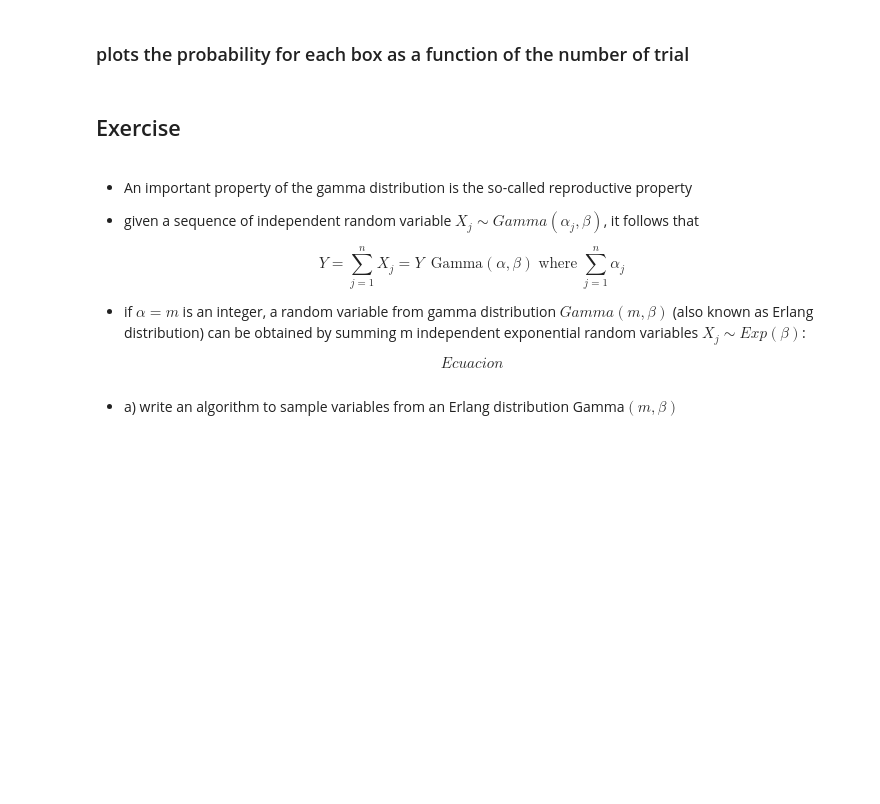
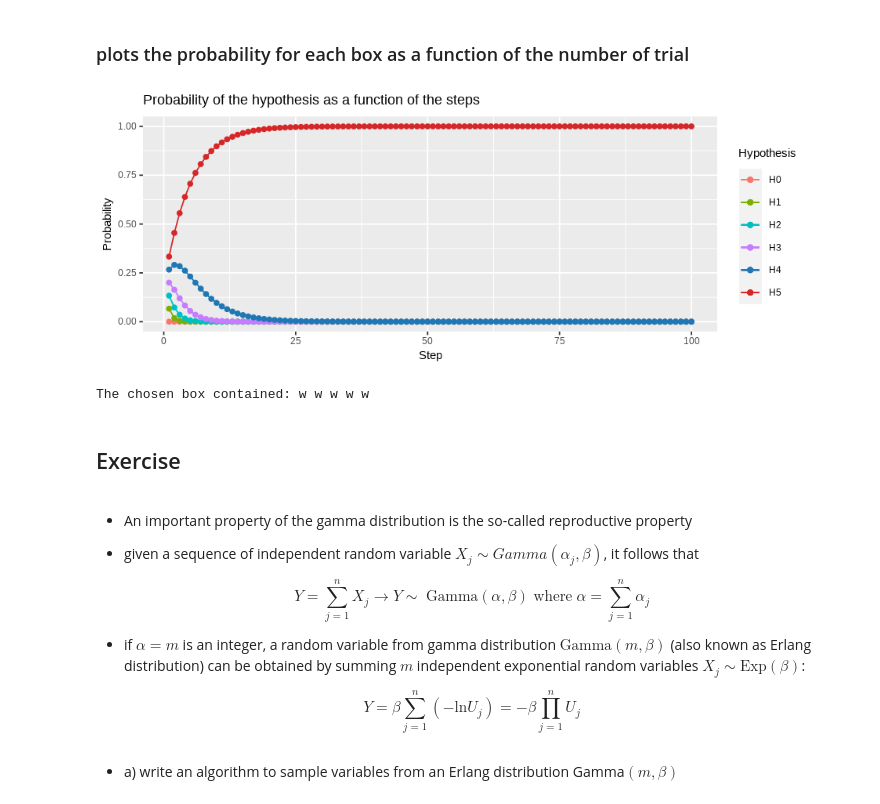
Before and after one commit to hcapettini2/Advanced-Statistics-For-Physical-Analysis, a Jupyter notebook: Lab4/HilarioCapettini_4.ipynb, the cells around one changed output. Saved outputs shown, nothing was run; the diff lists cells and outputs as text; code cells hidden in the pictures; blank space fills up the shorter version.

```diff
--- a/Lab4/HilarioCapettini_4.ipynb
+++ b/Lab4/HilarioCapettini_4.ipynb
@@ -176,2 +207,24 @@ ggplot() +
 # %% [markdown]
 ### prints on the standard output the probability of selecting each box
+# %%
+#We initialize the prior
+initial_prior <- rep(0.167,6)
+
+#Initialize a tibble to keep the results
+results <- tibble(
+  k  = numeric(),
+  H0 = numeric(),
+  H1 = numeric(),
+  H2 = numeric(),
+  H3 = numeric(),
+  H4 = numeric(),
+  H5 = numeric()
+)
+
+a <- initial_prior
+for (i in c(1:length(sm))){
+    measure <- sm[i]
+    if (measure !='w' && measure !='b') {break}
+    a <- SBTM(measure,a)
+    results %<>% add_row(k = i, H0 = a[1], H1 = a[2], H2 = a[3],H3 = a[4],H4 = a[5],H5 = a[6])
+}
@@ -178,5 +251,13 @@ ggplot() +
 # %% [markdown]
 ### plots the probability for each box as a function of the number of trial
+# %%
+plt(results)
+# %% [output]
+[figure, added]
+# %%
+cat("The chosen box contained:",(box))
+# %% [output]
+The chosen box contained: w w w w w
 # %% [markdown]
 ## Exercise
 # %% [markdown]
@@ -184,11 +265,11 @@ ggplot() +
 
 - given a sequence of independent random variable $X_j ∼ Gamma(\alpha_j , \beta)$, it follows that
 
-$$ Y = \sum_{j=1}^{n} X_j = Y ~ \; \text{Gamma}(\alpha,\beta) \; \text{where} \; \sum_{j=1}^n \alpha_j$$
+$$ Y = \sum_{j=1}^{n} X_j \rightarrow Y \sim \; \text{Gamma}(\alpha,\beta) \; \text{where} \; \alpha = \sum_{j=1}^n \alpha_j$$
 
 
--  if $\alpha = m$ is an integer, a random variable from gamma distribution $Gamma(m, \beta)$ (also known as Erlang distribution) can be obtained by summing m independent exponential random variables $X_j ∼ Exp(\beta)$:
+-  if $\alpha = m$ is an integer, a random variable from gamma distribution $\text{Gamma}(m, \beta)$ (also known as Erlang distribution) can be obtained by summing $m$ independent exponential random variables $X_j \sim \text{Exp}(\beta)$:
 
-$$ Ecuacion$$
+$$ Y = \beta \sum_{j=1}^n (-\text{ln}U_j) = -\beta \prod_{j=1}^n U_j$$
 # %% [markdown]
 - a) write an algorithm to sample variables from an Erlang distribution Gamma$(m, \beta)$
```
Also changed, not shown: parts of 22 cells of this notebook, 1 other file.
